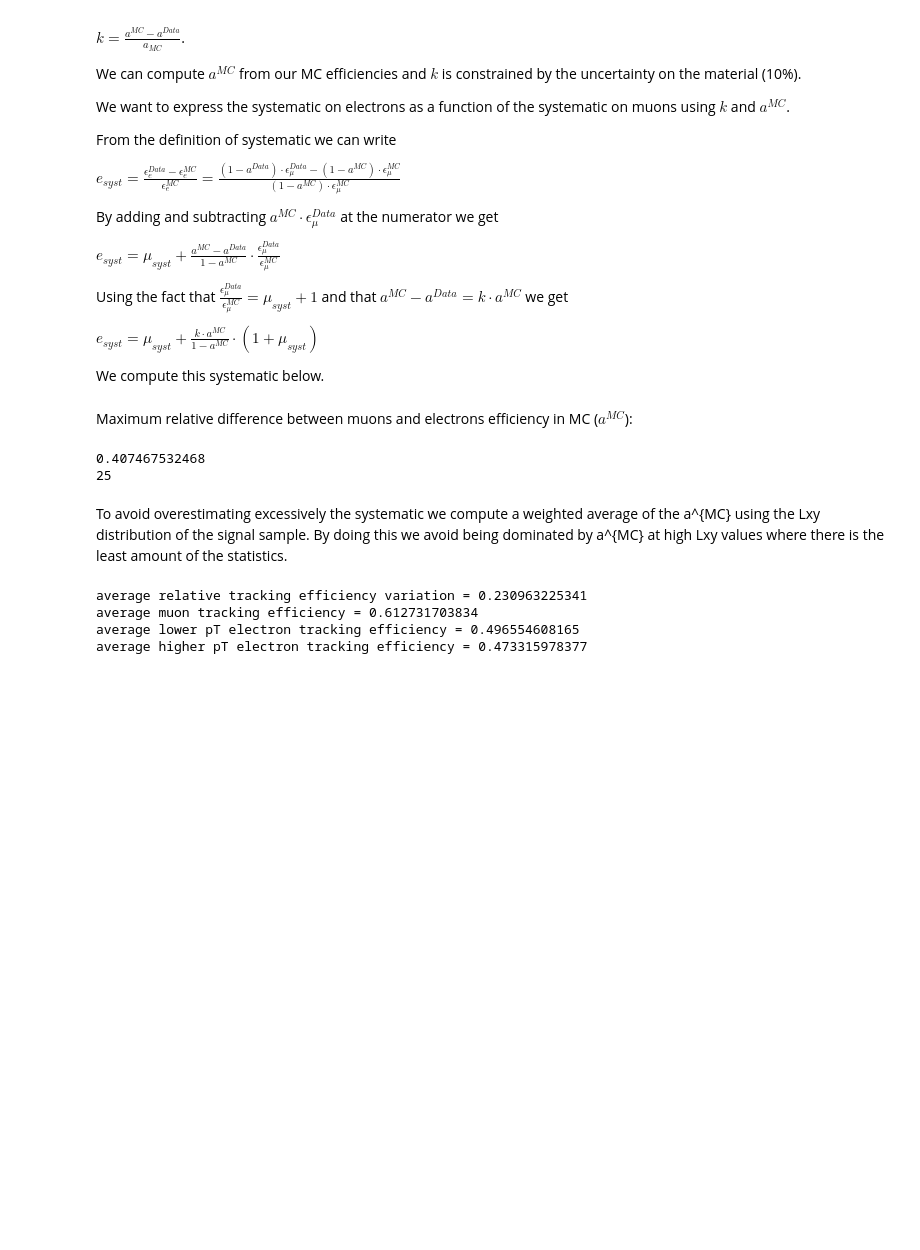
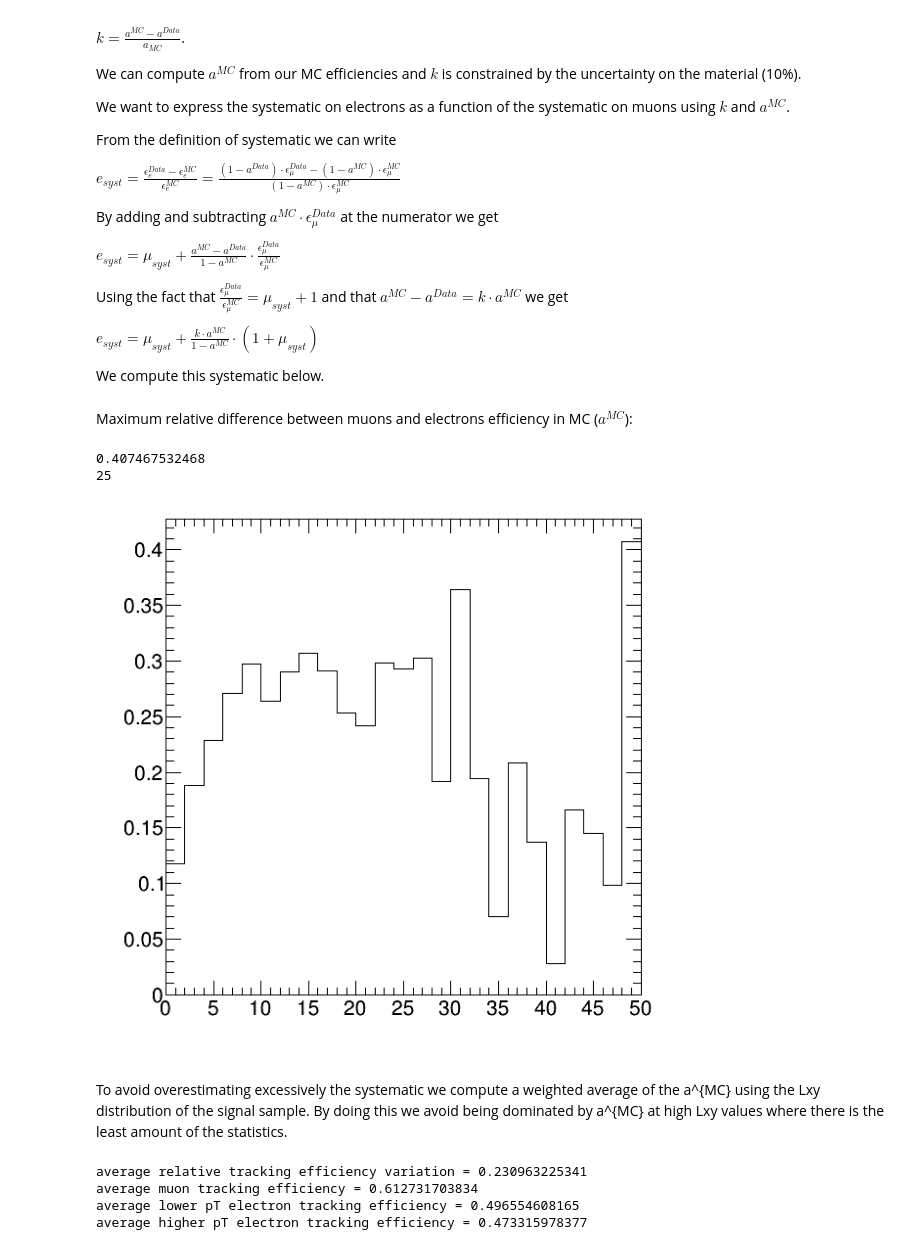
Before and after one commit to demattia/Notebooks, a Jupyter notebook: LeptonEfficiencyVsLxyFromMC.ipynb, the cells around one changed output. Cells and saved outputs as stored; diff of their text form; code cells hidden in the pictures; blank space fills up the shorter version.

Commit message:
Updated adding plot for aMC

```diff
--- a/LeptonEfficiencyVsLxyFromMC.ipynb
+++ b/LeptonEfficiencyVsLxyFromMC.ipynb
@@ -258,6 +258,8 @@ We compute this systematic below.
 # %% [markdown]
 Maximum relative difference between muons and electrons efficiency in MC ($a^{MC}$):
 # %%
+effRelDiffPlot = TH1F("effRelDiffPlot", "a^{MC}", nBins, 0, 50)
+
 effMaxRelDiff = 0
 binIndex = 0
 
@@ -265,6 +267,7 @@ for i in range(1, nBins+1):
     muEff = canvasAndEff[1].GetEfficiency(i)
     diff = max( abs(muEff - canvasAndEffElecLow[1].GetEfficiency(i))/muEff, \
                 abs(muEff - canvasAndEffElecHigh[1].GetEfficiency(i))/muEff )
+    effRelDiffPlot.SetBinContent(i, diff)
     if diff > effMaxRelDiff:
         effMaxRelDiff = diff
         binIndex = i
@@ -274,6 +277,12 @@ print binIndex
 # %% [output]
 0.407467532468
 25
+# %%
+effRelDiffCanvas = rootnotes.canvas("EffRelDiffCanvas", (600,600))
+effRelDiffPlot.Draw()
+effRelDiffCanvas
+# %% [output]
+[figure, added]
 # %% [markdown]
 To avoid overestimating excessively the systematic we compute a weighted average of the a^{MC} using the Lxy distribution of the signal sample.
 By doing this we avoid being dominated by a^{MC} at high Lxy values where there is the least amount of the statistics.
```
Also changed, not shown: parts of 2 cells of this notebook.
